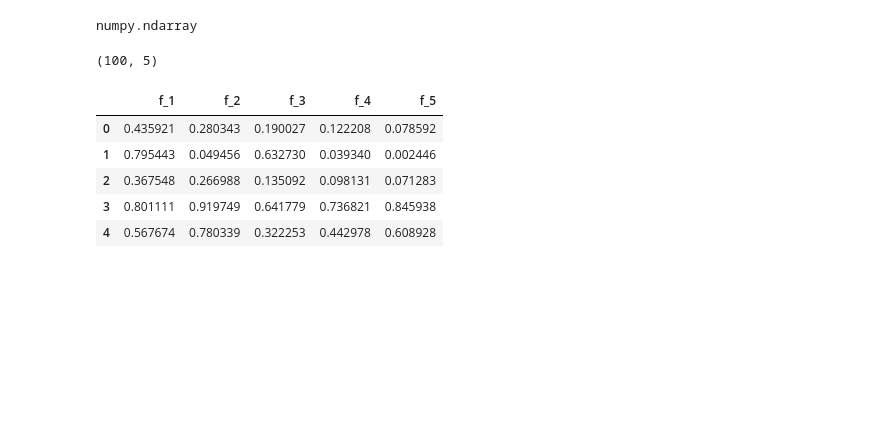
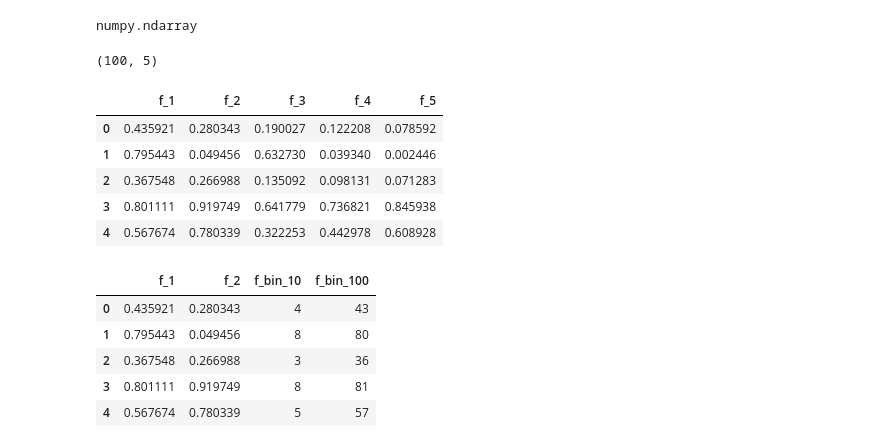
Before and after one commit to YasudaKaito/aaamlp_transcription, a Jupyter notebook: project/notebooks/chapter6.ipynb, the cells around one changed output. Drawn from its saved outputs; the diff is of its cells as text; code cells hidden in the pictures; blank space fills up the shorter version.

```diff
--- a/project/notebooks/chapter6.ipynb
+++ b/project/notebooks/chapter6.ipynb
@@ -156,3 +156,15 @@ df_transformed.head()
 | 2 | 0.367548 | 0.266988 | 0.135092 | 0.098131 | 0.071283 |
 | 3 | 0.801111 | 0.919749 | 0.641779 | 0.736821 | 0.845938 |
 | 4 | 0.567674 | 0.780339 | 0.322253 | 0.442978 | 0.608928 |
+# %%
+# ビニング
+df["f_bin_10"] = pd.cut(df["f_1"], bins=10, labels=False)
+df["f_bin_100"] = pd.cut(df["f_1"], bins=100, labels=False)
+df.head()
+# %% [output]
+|  | f_1 | f_2 | f_bin_10 | f_bin_100 |
+| 0 | 0.435921 | 0.280343 | 4 | 43 |
+| 1 | 0.795443 | 0.049456 | 8 | 80 |
+| 2 | 0.367548 | 0.266988 | 3 | 36 |
+| 3 | 0.801111 | 0.919749 | 8 | 81 |
+| 4 | 0.567674 | 0.780339 | 5 | 57 |
```
Also changed, not shown: parts of 10 cells of this notebook.
